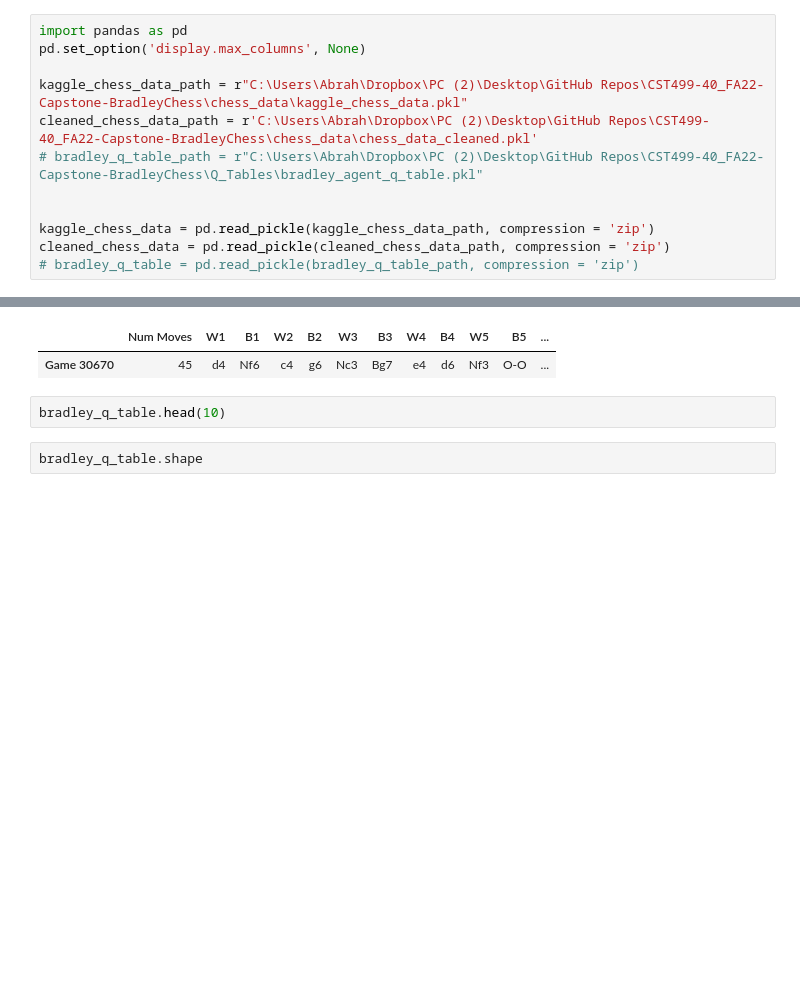
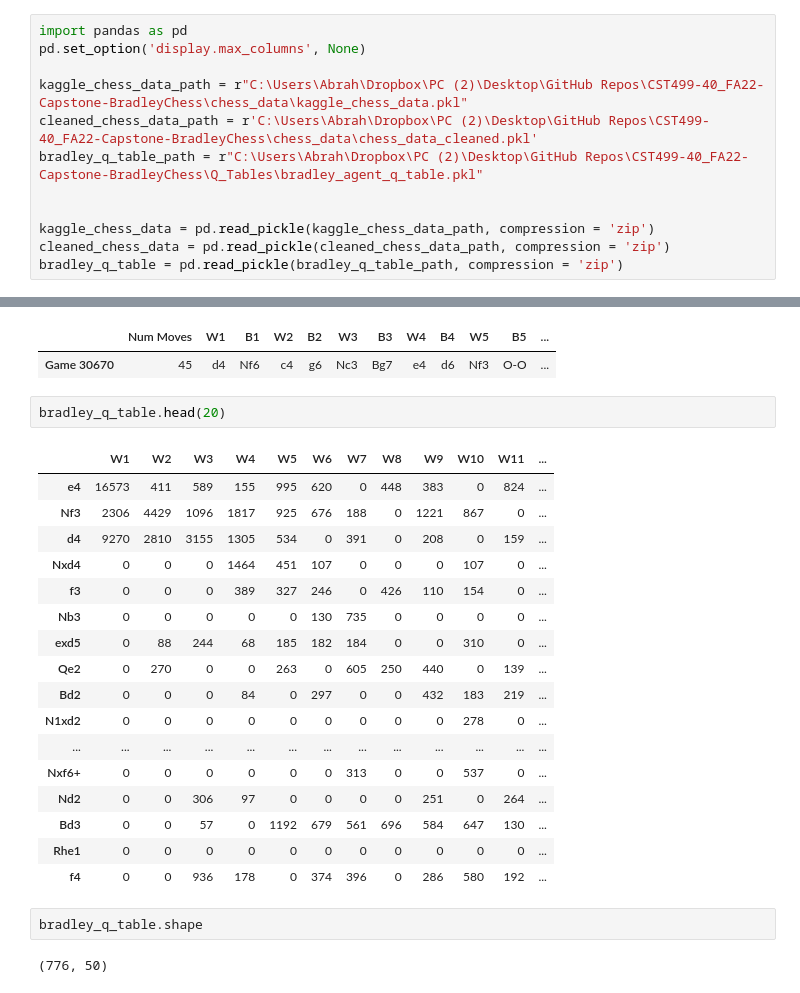
Before and after one commit to Abe-Borg/CST499-40_FA22-Capstone-BradleyChess, a Jupyter notebook: Misc Code Testing.ipynb, the cells around one changed output, grey strips where cells are left out. Saved outputs shown, nothing was run; the diff lists cells and outputs as text; blank space fills up the shorter version.

```diff
--- a/Misc Code Testing.ipynb
+++ b/Misc Code Testing.ipynb
@@ -4,12 +4,12 @@ pd.set_option('display.max_columns', None)
 
 kaggle_chess_data_path = r"C:\Users\Abrah\Dropbox\PC (2)\Desktop\GitHub Repos\CST499-40_FA22-Capstone-BradleyChess\chess_data\kaggle_chess_data.pkl"
 cleaned_chess_data_path = r'C:\Users\Abrah\Dropbox\PC (2)\Desktop\GitHub Repos\CST499-40_FA22-Capstone-BradleyChess\chess_data\chess_data_cleaned.pkl'
-# bradley_q_table_path = r"C:\Users\Abrah\Dropbox\PC (2)\Desktop\GitHub Repos\CST499-40_FA22-Capstone-BradleyChess\Q_Tables\bradley_agent_q_table.pkl"
+bradley_q_table_path = r"C:\Users\Abrah\Dropbox\PC (2)\Desktop\GitHub Repos\CST499-40_FA22-Capstone-BradleyChess\Q_Tables\bradley_agent_q_table.pkl"
 
 
 kaggle_chess_data = pd.read_pickle(kaggle_chess_data_path, compression = 'zip')
 cleaned_chess_data = pd.read_pickle(cleaned_chess_data_path, compression = 'zip')
-# bradley_q_table = pd.read_pickle(bradley_q_table_path, compression = 'zip')
+bradley_q_table = pd.read_pickle(bradley_q_table_path, compression = 'zip')
 # %%
 kaggle_chess_data.head(10)
 # %% [output]
@@ -57,6 +57,26 @@ cleaned_chess_data.loc[['Game 30670']]
 |  | Num Moves | W1 | B1 | W2 | B2 | W3 | B3 | W4 | B4 | W5 | B5 | ... |
 | Game 30670 | 45 | d4 | Nf6 | c4 | g6 | Nc3 | Bg7 | e4 | d6 | Nf3 | O-O | ... |
 # %%
-bradley_q_table.head(10)
+bradley_q_table.head(20)
+# %% [output]
+|  | W1 | W2 | W3 | W4 | W5 | W6 | W7 | W8 | W9 | W10 | W11 | ... |
+| e4 | 16573 | 411 | 589 | 155 | 995 | 620 | 0 | 448 | 383 | 0 | 824 | ... |
+| Nf3 | 2306 | 4429 | 1096 | 1817 | 925 | 676 | 188 | 0 | 1221 | 867 | 0 | ... |
+| d4 | 9270 | 2810 | 3155 | 1305 | 534 | 0 | 391 | 0 | 208 | 0 | 159 | ... |
+| Nxd4 | 0 | 0 | 0 | 1464 | 451 | 107 | 0 | 0 | 0 | 107 | 0 | ... |
+| f3 | 0 | 0 | 0 | 389 | 327 | 246 | 0 | 426 | 110 | 154 | 0 | ... |
+| Nb3 | 0 | 0 | 0 | 0 | 0 | 130 | 735 | 0 | 0 | 0 | 0 | ... |
+| exd5 | 0 | 88 | 244 | 68 | 185 | 182 | 184 | 0 | 0 | 310 | 0 | ... |
+| Qe2 | 0 | 270 | 0 | 0 | 263 | 0 | 605 | 250 | 440 | 0 | 139 | ... |
+| Bd2 | 0 | 0 | 0 | 84 | 0 | 297 | 0 | 0 | 432 | 183 | 219 | ... |
+| N1xd2 | 0 | 0 | 0 | 0 | 0 | 0 | 0 | 0 | 0 | 278 | 0 | ... |
+| ... | ... | ... | ... | ... | ... | ... | ... | ... | ... | ... | ... | ... |
+| Nxf6+ | 0 | 0 | 0 | 0 | 0 | 0 | 313 | 0 | 0 | 537 | 0 | ... |
+| Nd2 | 0 | 0 | 306 | 97 | 0 | 0 | 0 | 0 | 251 | 0 | 264 | ... |
+| Bd3 | 0 | 0 | 57 | 0 | 1192 | 679 | 561 | 696 | 584 | 647 | 130 | ... |
+| Rhe1 | 0 | 0 | 0 | 0 | 0 | 0 | 0 | 0 | 0 | 0 | 0 | ... |
+| f4 | 0 | 0 | 936 | 178 | 0 | 374 | 396 | 0 | 286 | 580 | 192 | ... |
 # %%
 bradley_q_table.shape
+# %% [output]
+(776, 50)
```
Also changed, not shown: 7 other files.
